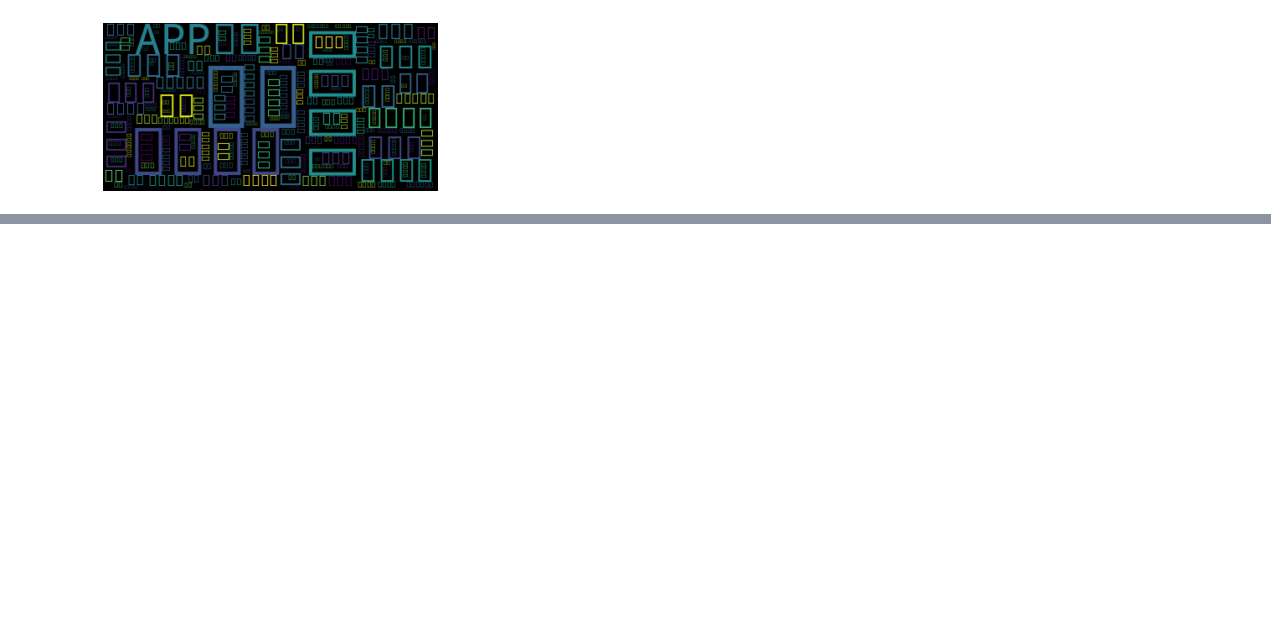
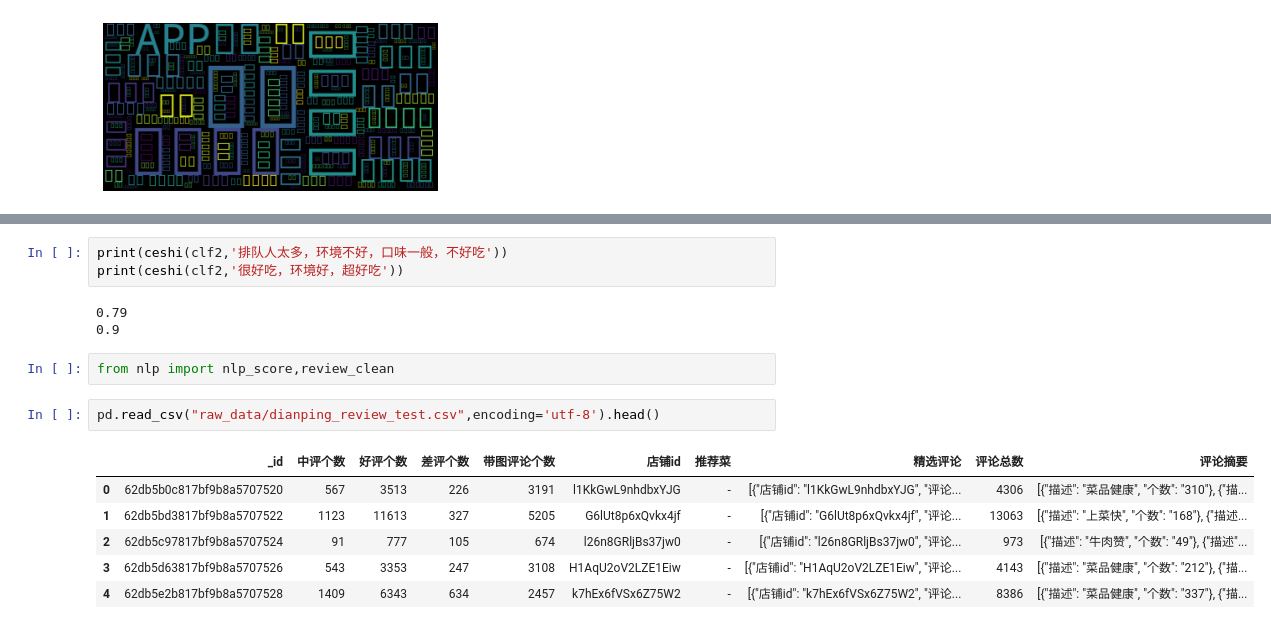
Before and after one commit to xujiayi1256/WhatsForTodayModel, a Jupyter notebook: data_analysis.ipynb, the cells around one changed output, grey strips where cells are left out. Drawn from its saved outputs; the diff is of its cells as text; blank space fills up the shorter version.

```diff
--- a/data_analysis.ipynb
+++ b/data_analysis.ipynb
@@ -234,0 +516,17 @@ plt.show()
+# %%
+print(ceshi(clf2,'排队人太多，环境不好，口味一般，不好吃'))
+print(ceshi(clf2,'很好吃，环境好，超好吃'))
+# %% [output]
+0.79
+0.9
+# %%
+from nlp import nlp_score,review_clean
+# %%
+pd.read_csv("raw_data/dianping_review_test.csv",encoding='utf-8').head()
+# %% [output]
+|  | _id | 中评个数 | 好评个数 | 差评个数 | 带图评论个数 | 店铺id | 推荐菜 | 精选评论 | 评论总数 | 评论摘要 |
+| 0 | 62db5b0c817bf9b8a5707520 | 567 | 3513 | 226 | 3191 | l1KkGwL9nhdbxYJG | - | [{"店铺id": "l1KkGwL9nhdbxYJG", "评论... | 4306 | [{"描述": "菜品健康", "个数": "310"}, {"描... |
+| 1 | 62db5bd3817bf9b8a5707522 | 1123 | 11613 | 327 | 5205 | G6lUt8p6xQvkx4jf | - | [{"店铺id": "G6lUt8p6xQvkx4jf", "评论... | 13063 | [{"描述": "上菜快", "个数": "168"}, {"描述... |
+| 2 | 62db5c97817bf9b8a5707524 | 91 | 777 | 105 | 674 | l26n8GRljBs37jw0 | - | [{"店铺id": "l26n8GRljBs37jw0", "评论... | 973 | [{"描述": "牛肉赞", "个数": "49"}, {"描述"... |
+| 3 | 62db5d63817bf9b8a5707526 | 543 | 3353 | 247 | 3108 | H1AqU2oV2LZE1Eiw | - | [{"店铺id": "H1AqU2oV2LZE1Eiw", "评论... | 4143 | [{"描述": "菜品健康", "个数": "212"}, {"描... |
+| 4 | 62db5e2b817bf9b8a5707528 | 1409 | 6343 | 634 | 2457 | k7hEx6fVSx6Z75W2 | - | [{"店铺id": "k7hEx6fVSx6Z75W2", "评论... | 8386 | [{"描述": "菜品健康", "个数": "337"}, {"描... |
```
Also changed, not shown: parts of 33 cells of this notebook, 2 other files.
